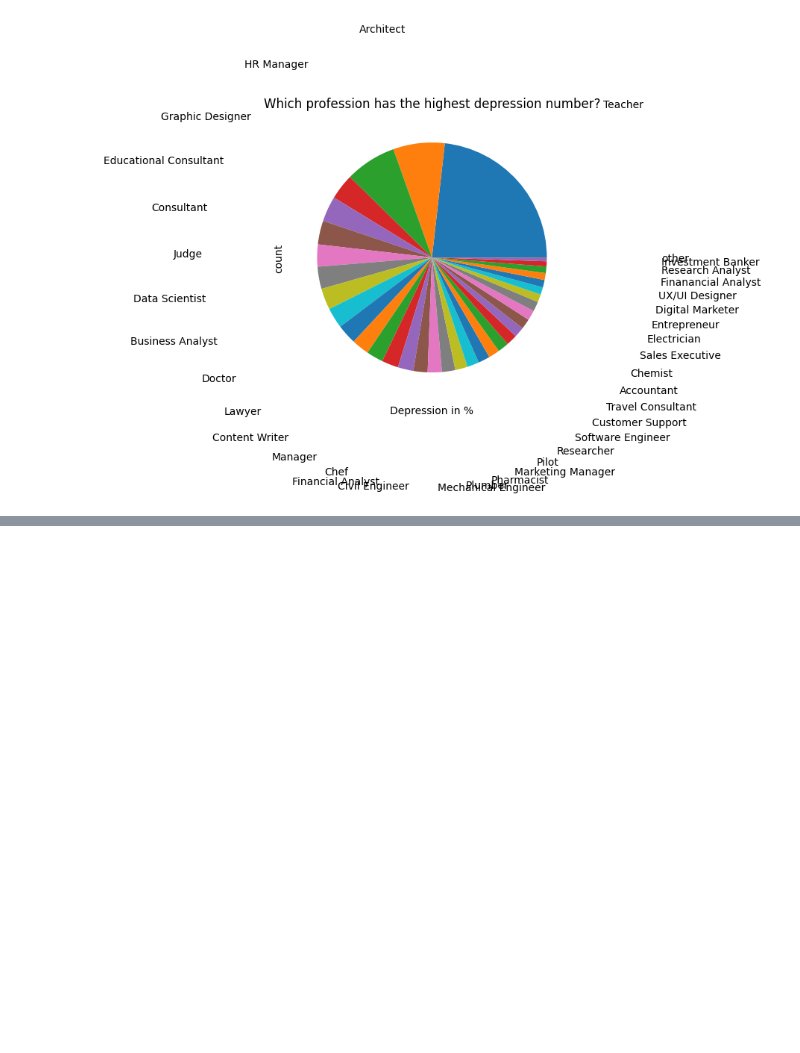
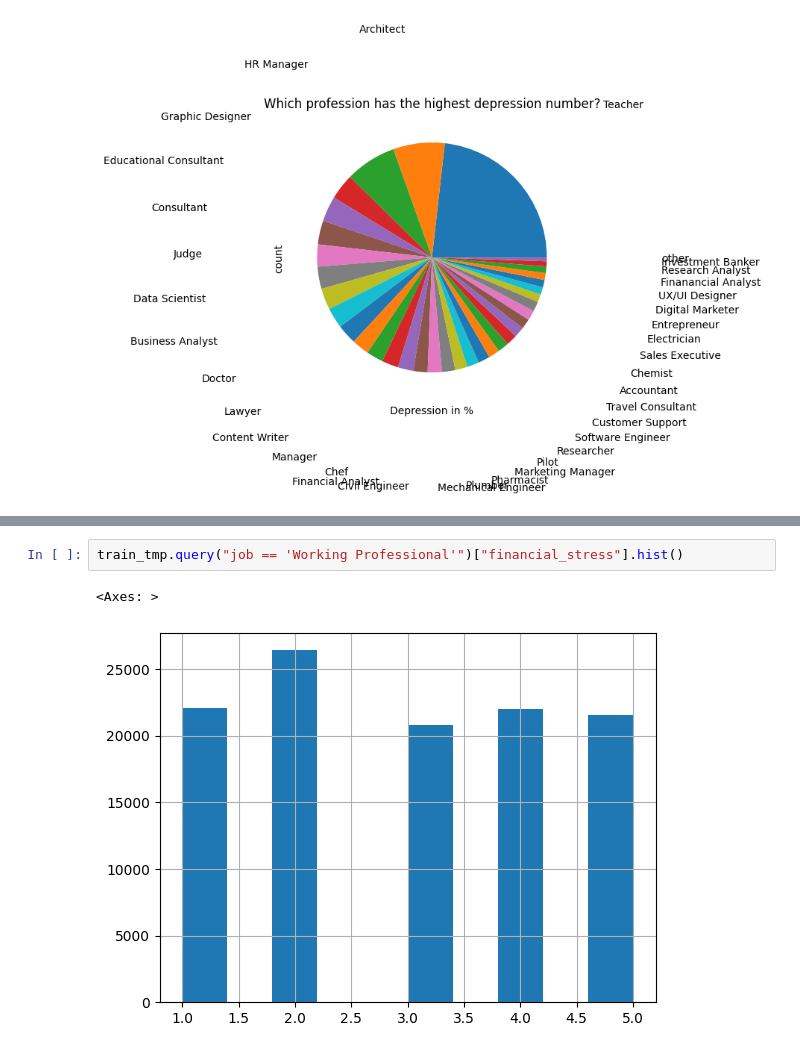
Before and after one commit to ypj95/kc_mental_health2024, a Jupyter notebook: notebooks/00_data_overview.ipynb, the cells around one changed output, grey strips where cells are left out. Cells and saved outputs as stored; diff of their text form; blank space fills up the shorter version.

```diff
--- a/notebooks/00_data_overview.ipynb
+++ b/notebooks/00_data_overview.ipynb
@@ -555,0 +571,5 @@ plt.pie
+# %%
+train_tmp.query("job == 'Working Professional'")["financial_stress"].hist()
+# %% [output]
+<Axes: >
+[figure, added]
```
Also changed, not shown: parts of 15 cells of this notebook.
